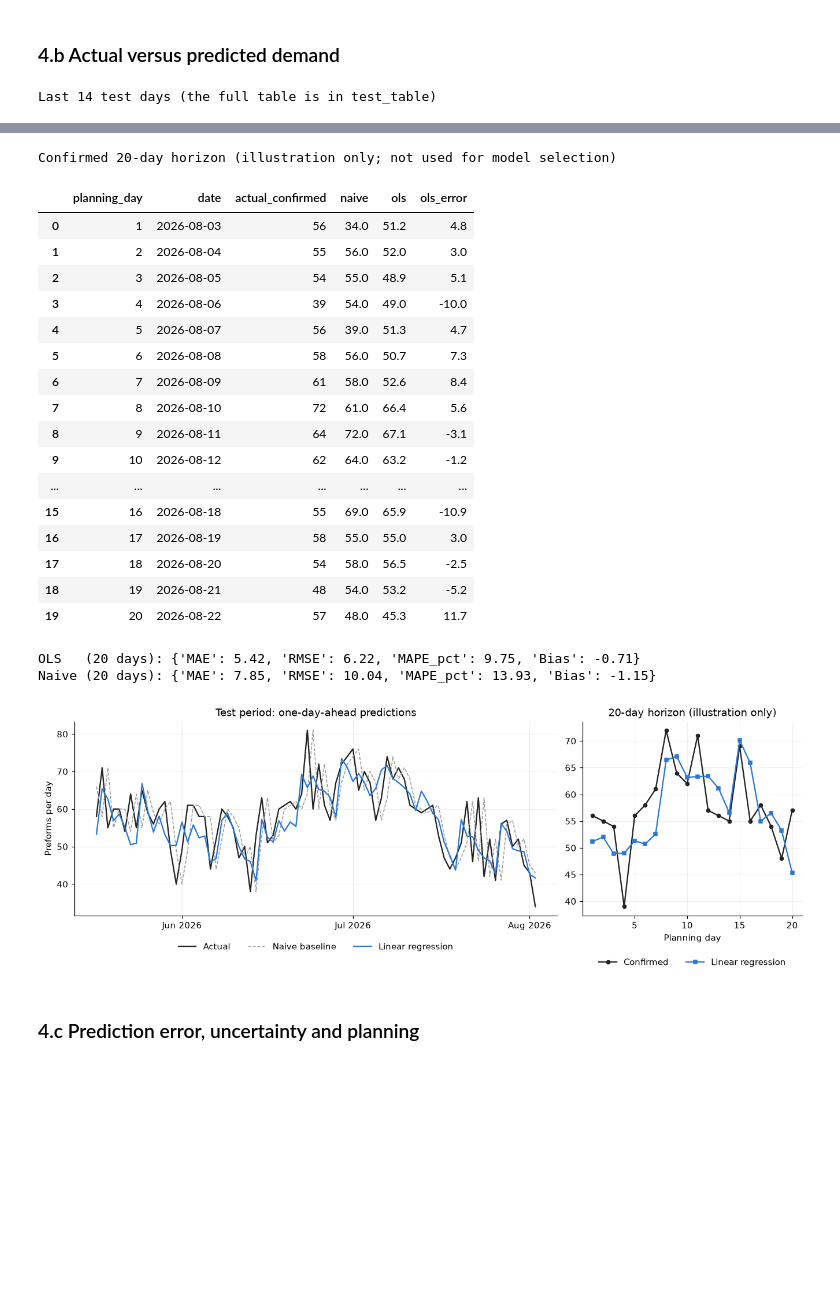
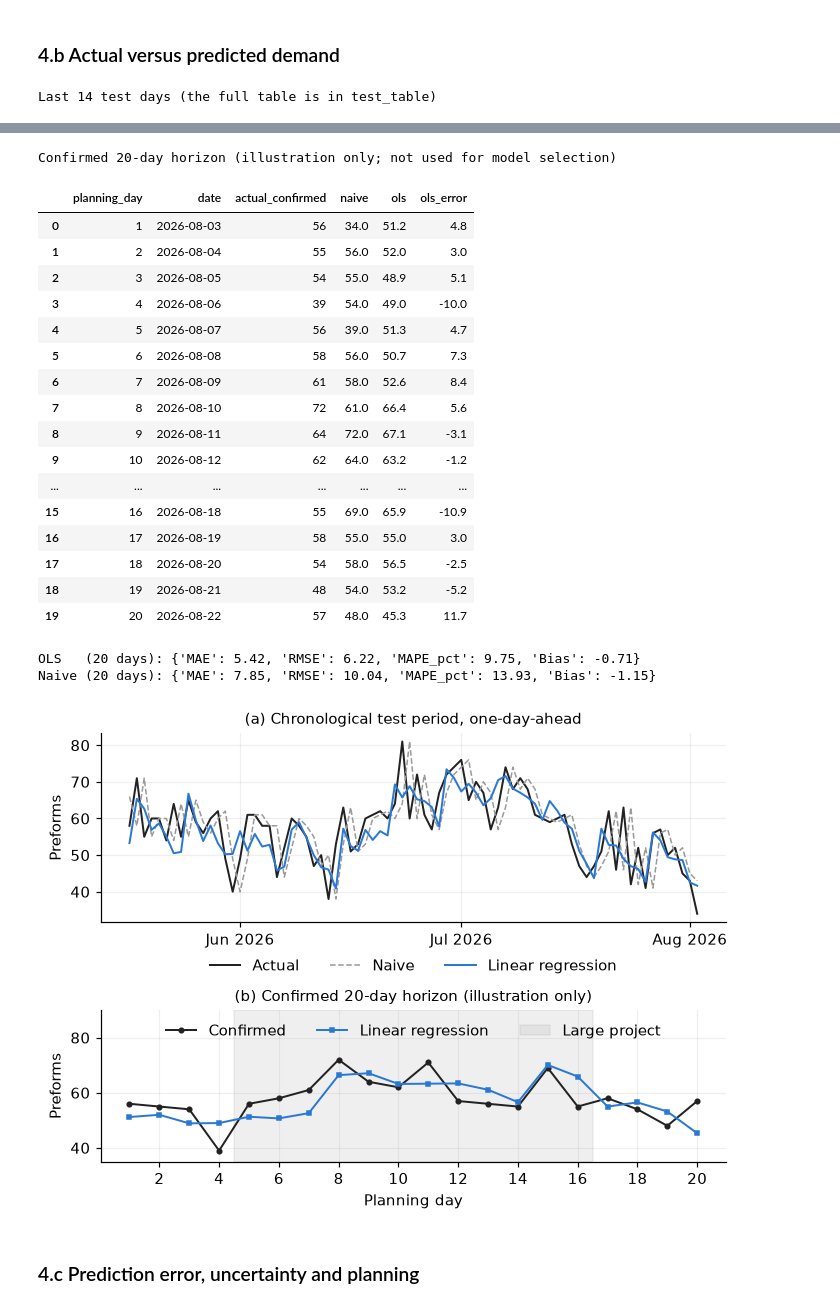
Before and after one commit to paveenavijay/QBUS3340-Operations-Management-, a Jupyter notebook: QBUS3340_Group_Assignment_Final.ipynb, the cells around one changed output, grey strips where cells are left out. Saved outputs shown, nothing was run; the diff lists cells and outputs as text; code cells hidden in the pictures; blank space fills up the shorter version.

```diff
--- a/QBUS3340_Group_Assignment_Final.ipynb
+++ b/QBUS3340_Group_Assignment_Final.ipynb
@@ -766,6 +866,13 @@ Extra day-20 demand absorbable after the quartz rate is locked: sequential 56 pr
 # %% [markdown]
 ### 3.d Recommendation
 # %%
+# Model size and solve time (Report Table 12; times vary slightly between runs)
 show_table(pd.DataFrame([task1_run, task2_run, joint_run]), decimals=3)
+for name, mdl in [("Task 1", task1_model), ("Task 2", task2_model), ("Joint", joint_model)]:
+    v = mdl.variables()
+    n_bin = sum(x.cat == "Integer" and x.lowBound == 0 and x.upBound == 1 for x in v)
+    n_int = sum(x.cat == "Integer" for x in v)
+    print(f"{name}: {n_bin} binary, {n_int - n_bin} other integer, "
+          f"{sum(x.cat == 'Continuous' for x in v)} continuous variables")
 # %% [output]
 | Model | Status | Variables | Constraints | Seconds | Objective ($) |
@@ -951,19 +1063,22 @@ display(confirmed_pred)
 print("OLS   (20 days):", {k: round(float(v), 2) for k, v in forecast_metrics(confirmed_pred["actual_confirmed"], confirmed_pred["ols"]).items()})
 print("Naive (20 days):", {k: round(float(v), 2) for k, v in forecast_metrics(confirmed_pred["actual_confirmed"], confirmed_pred["naive"]).items()})
 
-fig, ax = plt.subplots(1, 2, figsize=(12, 4.2), layout="constrained", gridspec_kw={"width_ratios": [2.2, 1]})
-ax[0].plot(test_dates, y_test.values, color=INK, lw=1.5, label="Actual")
-ax[0].plot(test_dates, predictions["Naive (yesterday)"], color=COMPARE_COLOR, lw=1, ls="--", label="Naive baseline")
-ax[0].plot(test_dates, predictions["Linear regression (OLS)"], color=MAIN_COLOR, lw=1.5, label="Linear regression")
-ax[0].set(title="Test period: one-day-ahead predictions", ylabel="Preforms per day")
-ax[0].xaxis.set_major_locator(mdates.MonthLocator())
-ax[0].xaxis.set_major_formatter(mdates.DateFormatter("%b %Y"))
-ax[0].legend(ncol=3, loc="upper center", bbox_to_anchor=(0.5, -0.1))
-ax[1].plot(confirmed_pred["planning_day"], confirmed_pred["actual_confirmed"], color=INK, lw=1.5, marker="o", ms=4, label="Confirmed")
-ax[1].plot(confirmed_pred["planning_day"], confirmed_pred["ols"], color=MAIN_COLOR, lw=1.5, marker="s", ms=4, label="Linear regression")
-ax[1].set(title="20-day horizon (illustration only)", xlabel="Planning day")
-ax[1].legend(ncol=2, loc="upper center", bbox_to_anchor=(0.5, -0.18))
-plt.show()
+# Report Figure 5: actual versus predicted demand (saved to final_report/figures/)
+with plt.rc_context(print_style):
+    fig, ax = plt.subplots(2, 1, figsize=(W, 4.6), layout="constrained", gridspec_kw={"height_ratios": [1.25, 1]})
+    ax[0].plot(test_dates, y_test.values, color=INK, lw=1.3, label="Actual")
+    ax[0].plot(test_dates, predictions["Naive (yesterday)"], color=COMPARE_COLOR, lw=1, ls="--", label="Naive")
+    ax[0].plot(test_dates, predictions["Linear regression (OLS)"], color=MAIN_COLOR, lw=1.3, label="Linear regression")
+    ax[0].set(title="(a) Chronological test period, one-day-ahead", ylabel="Preforms")
+    ax[0].xaxis.set_major_locator(mdates.MonthLocator()); ax[0].xaxis.set_major_formatter(mdates.DateFormatter("%b %Y"))
+    ax[0].legend(ncol=3, loc="upper center", bbox_to_anchor=(0.5, -0.12))
+    ax[1].plot(confirmed_pred["planning_day"], confirmed_pred["actual_confirmed"], color=INK, lw=1.3, marker="o", ms=3, label="Confirmed")
+    ax[1].plot(confirmed_pred["planning_day"], confirmed_pred["ols"], color=MAIN_COLOR, lw=1.3, marker="s", ms=3, label="Linear regression")
+    ax[1].axvspan(4.5, 16.5, color=COMPARE_COLOR, alpha=0.15, label="Large project")
+    ax[1].set(title="(b) Confirmed 20-day horizon (illustration only)", xlabel="Planning day", ylabel="Preforms",
+              xticks=EVEN, ylim=(35, 90))
+    ax[1].legend(ncol=3, loc="upper center")
+    fig.savefig(FIG_DIR / "fig5_forecast.pdf"); plt.show()
 # %% [output]
 Last 14 test days (the full table is in test_table)
 |  | date | day | actual | naive | ols | naive_error | ols_error |
@@ -974,34 +1089,34 @@ Last 14 test days (the full table is in test_table)
 | 68 | 2026-07-24 | Fri | 42 | 63.0 | 47.0 | -21.0 | -5.0 |
 | 69 | 2026-07-25 | Sat | 52 | 42.0 | 46.2 | 10.0 | 5.8 |
 | 70 | 2026-07-26 | Sun | 41 | 52.0 | 42.7 | -11.0 | -1.7 |
 | 71 | 2026-07-27 | Mon | 56 | 41.0 | 56.2 | 15.0 | -0.2 |
 | 72 | 2026-07-28 | Tue | 57 | 56.0 | 54.1 | 1.0 | 2.9 |
 | 73 | 2026-07-29 | Wed | 50 | 57.0 | 49.4 | -7.0 | 0.6 |
 | 74 | 2026-07-30 | Thu | 52 | 50.0 | 48.8 | 2.0 | 3.2 |
 | 75 | 2026-07-31 | Fri | 45 | 52.0 | 48.6 | -7.0 | -3.6 |
 | 76 | 2026-08-01 | Sat | 43 | 45.0 | 42.6 | -2.0 | 0.4 |
 | 77 | 2026-08-02 | Sun | 34 | 43.0 | 41.6 | -9.0 | -7.6 |
 Confirmed 20-day horizon (illustration only; not used for model selection)
 |  | planning_day | date | actual_confirmed | naive | ols | ols_error |
 | 0 | 1 | 2026-08-03 | 56 | 34.0 | 51.2 | 4.8 |
 | 1 | 2 | 2026-08-04 | 55 | 56.0 | 52.0 | 3.0 |
 | 2 | 3 | 2026-08-05 | 54 | 55.0 | 48.9 | 5.1 |
 | 3 | 4 | 2026-08-06 | 39 | 54.0 | 49.0 | -10.0 |
 | 4 | 5 | 2026-08-07 | 56 | 39.0 | 51.3 | 4.7 |
 | 5 | 6 | 2026-08-08 | 58 | 56.0 | 50.7 | 7.3 |
 | 6 | 7 | 2026-08-09 | 61 | 58.0 | 52.6 | 8.4 |
 | 7 | 8 | 2026-08-10 | 72 | 61.0 | 66.4 | 5.6 |
 | 8 | 9 | 2026-08-11 | 64 | 72.0 | 67.1 | -3.1 |
 | 9 | 10 | 2026-08-12 | 62 | 64.0 | 63.2 | -1.2 |
 | ... | ... | ... | ... | ... | ... | ... |
 | 15 | 16 | 2026-08-18 | 55 | 69.0 | 65.9 | -10.9 |
 | 16 | 17 | 2026-08-19 | 58 | 55.0 | 55.0 | 3.0 |
 | 17 | 18 | 2026-08-20 | 54 | 58.0 | 56.5 | -2.5 |
 | 18 | 19 | 2026-08-21 | 48 | 54.0 | 53.2 | -5.2 |
 | 19 | 20 | 2026-08-22 | 57 | 48.0 | 45.3 | 11.7 |
 OLS   (20 days): {'MAE': 5.42, 'RMSE': 6.22, 'MAPE_pct': 9.75, 'Bias': -0.71}
 Naive (20 days): {'MAE': 7.85, 'RMSE': 10.04, 'MAPE_pct': 13.93, 'Bias': -1.15}
-[figure, old version]
+[figure, new version]
 # %% [markdown]
 ### 4.c Prediction error, uncertainty and planning
 # %%
```
Also changed, not shown: parts of 28 cells of this notebook.
